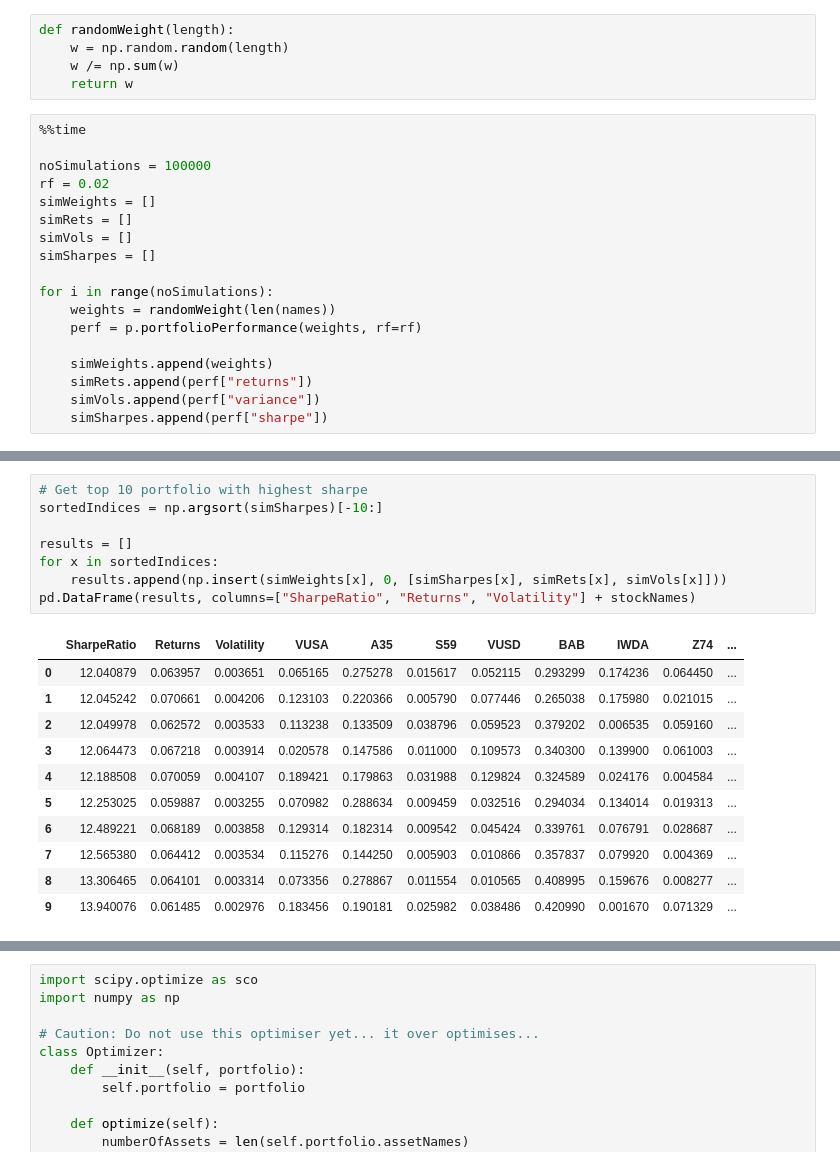
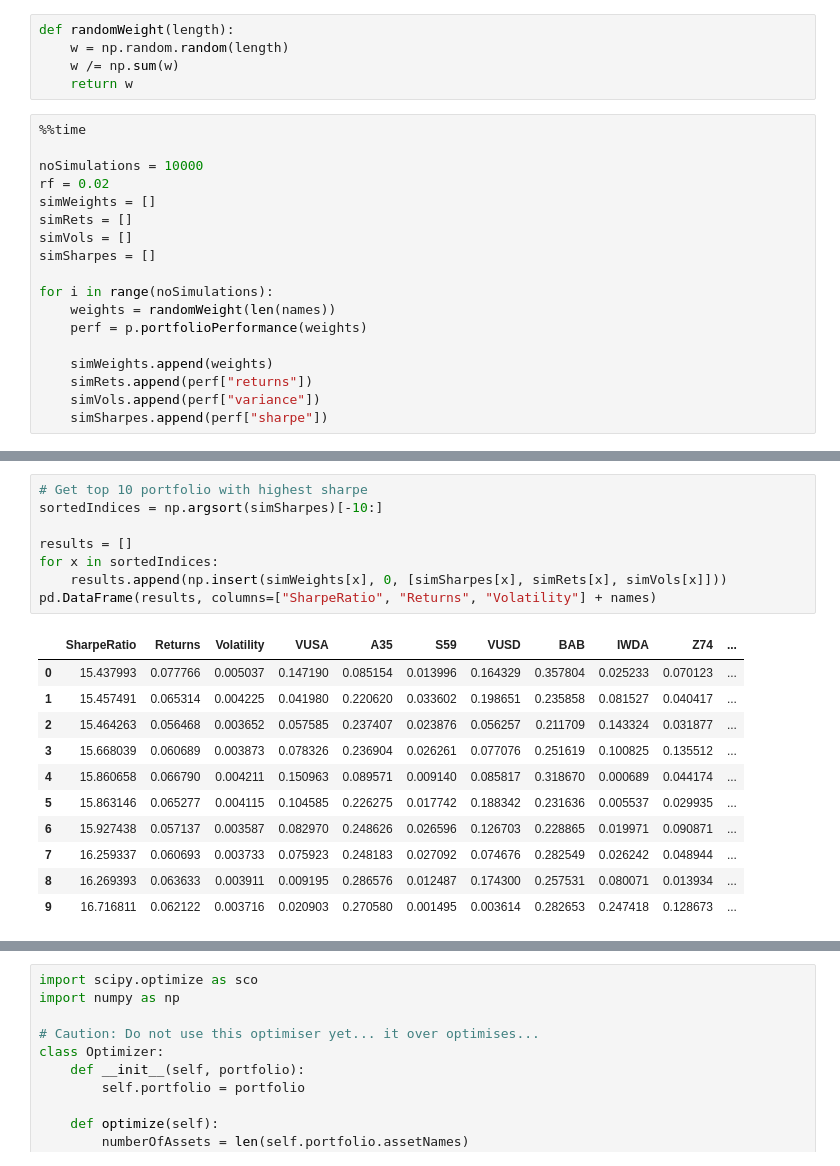
Before and after one commit to yehjxraymond/portfolio-optimisation, a Jupyter notebook: Optimisation with Portfolio.ipynb, the cells around one changed output, grey strips where cells are left out. Cells and saved outputs as stored; diff of their text form.

```diff
--- a/Optimisation with Portfolio.ipynb
+++ b/Optimisation with Portfolio.ipynb
@@ -45,7 +47,7 @@ def randomWeight(length):
 # %%
 %%time
 
-noSimulations = 100000
+noSimulations = 10000
 rf = 0.02
 simWeights = []
 simRets = []
@@ -54,7 +56,7 @@ simSharpes = []
 
 for i in range(noSimulations):
     weights = randomWeight(len(names))
-    perf = p.portfolioPerformance(weights, rf=rf)
+    perf = p.portfolioPerformance(weights)
 
     simWeights.append(weights)
     simRets.append(perf["returns"])
@@ -78,20 +78,20 @@ plt.show()
 # %%
 # Get top 10 portfolio with highest sharpe
 sortedIndices = np.argsort(simSharpes)[-10:]
 
 results = []
 for x in sortedIndices:
     results.append(np.insert(simWeights[x], 0, [simSharpes[x], simRets[x], simVols[x]]))
-pd.DataFrame(results, columns=["SharpeRatio", "Returns", "Volatility"] + stockNames)
+pd.DataFrame(results, columns=["SharpeRatio", "Returns", "Volatility"] + names)
 # %% [output]
 |  | SharpeRatio | Returns | Volatility | VUSA | A35 | S59 | VUSD | BAB | IWDA | Z74 | ... |
-| 0 | 12.040879 | 0.063957 | 0.003651 | 0.065165 | 0.275278 | 0.015617 | 0.052115 | 0.293299 | 0.174236 | 0.064450 | ... |
-| 1 | 12.045242 | 0.070661 | 0.004206 | 0.123103 | 0.220366 | 0.005790 | 0.077446 | 0.265038 | 0.175980 | 0.021015 | ... |
-| 2 | 12.049978 | 0.062572 | 0.003533 | 0.113238 | 0.133509 | 0.038796 | 0.059523 | 0.379202 | 0.006535 | 0.059160 | ... |
-| 3 | 12.064473 | 0.067218 | 0.003914 | 0.020578 | 0.147586 | 0.011000 | 0.109573 | 0.340300 | 0.139900 | 0.061003 | ... |
-| 4 | 12.188508 | 0.070059 | 0.004107 | 0.189421 | 0.179863 | 0.031988 | 0.129824 | 0.324589 | 0.024176 | 0.004584 | ... |
-| 5 | 12.253025 | 0.059887 | 0.003255 | 0.070982 | 0.288634 | 0.009459 | 0.032516 | 0.294034 | 0.134014 | 0.019313 | ... |
-| 6 | 12.489221 | 0.068189 | 0.003858 | 0.129314 | 0.182314 | 0.009542 | 0.045424 | 0.339761 | 0.076791 | 0.028687 | ... |
-| 7 | 12.565380 | 0.064412 | 0.003534 | 0.115276 | 0.144250 | 0.005903 | 0.010866 | 0.357837 | 0.079920 | 0.004369 | ... |
-| 8 | 13.306465 | 0.064101 | 0.003314 | 0.073356 | 0.278867 | 0.011554 | 0.010565 | 0.408995 | 0.159676 | 0.008277 | ... |
-| 9 | 13.940076 | 0.061485 | 0.002976 | 0.183456 | 0.190181 | 0.025982 | 0.038486 | 0.420990 | 0.001670 | 0.071329 | ... |
+| 0 | 15.437993 | 0.077766 | 0.005037 | 0.147190 | 0.085154 | 0.013996 | 0.164329 | 0.357804 | 0.025233 | 0.070123 | ... |
+| 1 | 15.457491 | 0.065314 | 0.004225 | 0.041980 | 0.220620 | 0.033602 | 0.198651 | 0.235858 | 0.081527 | 0.040417 | ... |
+| 2 | 15.464263 | 0.056468 | 0.003652 | 0.057585 | 0.237407 | 0.023876 | 0.056257 | 0.211709 | 0.143324 | 0.031877 | ... |
+| 3 | 15.668039 | 0.060689 | 0.003873 | 0.078326 | 0.236904 | 0.026261 | 0.077076 | 0.251619 | 0.100825 | 0.135512 | ... |
+| 4 | 15.860658 | 0.066790 | 0.004211 | 0.150963 | 0.089571 | 0.009140 | 0.085817 | 0.318670 | 0.000689 | 0.044174 | ... |
+| 5 | 15.863146 | 0.065277 | 0.004115 | 0.104585 | 0.226275 | 0.017742 | 0.188342 | 0.231636 | 0.005537 | 0.029935 | ... |
+| 6 | 15.927438 | 0.057137 | 0.003587 | 0.082970 | 0.248626 | 0.026596 | 0.126703 | 0.228865 | 0.019971 | 0.090871 | ... |
+| 7 | 16.259337 | 0.060693 | 0.003733 | 0.075923 | 0.248183 | 0.027092 | 0.074676 | 0.282549 | 0.026242 | 0.048944 | ... |
+| 8 | 16.269393 | 0.063633 | 0.003911 | 0.009195 | 0.286576 | 0.012487 | 0.174300 | 0.257531 | 0.080071 | 0.013934 | ... |
+| 9 | 16.716811 | 0.062122 | 0.003716 | 0.020903 | 0.270580 | 0.001495 | 0.003614 | 0.282653 | 0.247418 | 0.128673 | ... |
```
Also changed, not shown: parts of 4 cells of this notebook, 5 other files.
